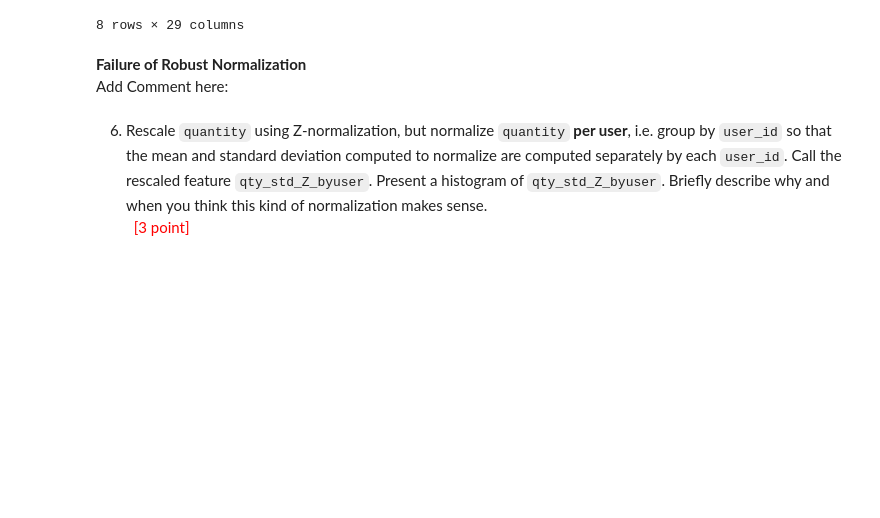
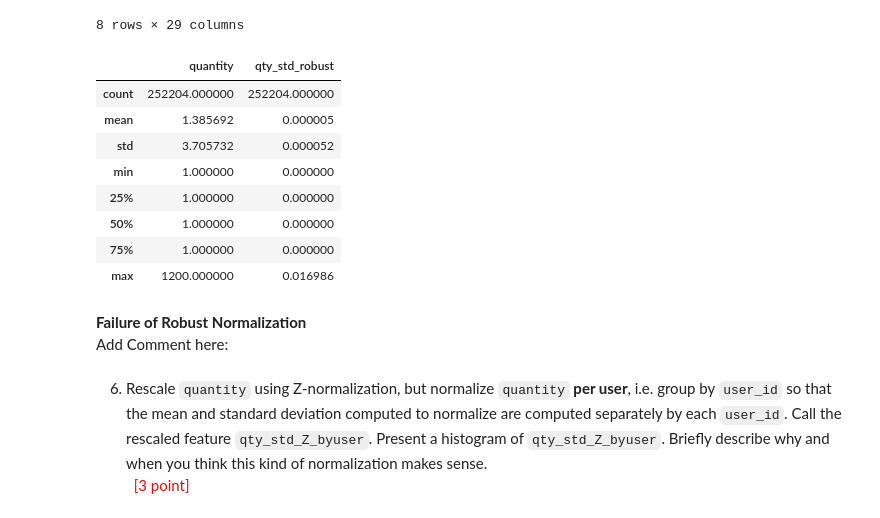
Before and after one commit to kamanashisroy/datascience_play, a Jupyter notebook: uwdatasci510b/lesson6/Lesson_06_c_student.ipynb, the cells around one changed output. Cells and saved outputs as stored; diff of their text form; code cells hidden in the pictures; blank space fills up the shorter version.

```diff
--- a/uwdatasci510b/lesson6/Lesson_06_c_student.ipynb
+++ b/uwdatasci510b/lesson6/Lesson_06_c_student.ipynb
@@ -406,6 +403,17 @@ churn_processed.describe()
 # %%
 # Compare minimum, maximum, mean, standard deviation, and the median of churn['quantity'] with churn_processed['qty_std_robust']
 # Add Code here:
+churn_processed[['quantity','qty_std_robust']].describe()
+# %% [output]
+|  | quantity | qty_std_robust |
+| count | 252204.000000 | 252204.000000 |
+| mean | 1.385692 | 0.000005 |
+| std | 3.705732 | 0.000052 |
+| min | 1.000000 | 0.000000 |
+| 25% | 1.000000 | 0.000000 |
+| 50% | 1.000000 | 0.000000 |
+| 75% | 1.000000 | 0.000000 |
+| max | 1200.000000 | 0.016986 |
 # %% [markdown]
 **Failure of Robust Normalization**<br/>
 Add Comment here:<br/>
```
Also changed, not shown: parts of 8 cells of this notebook.
